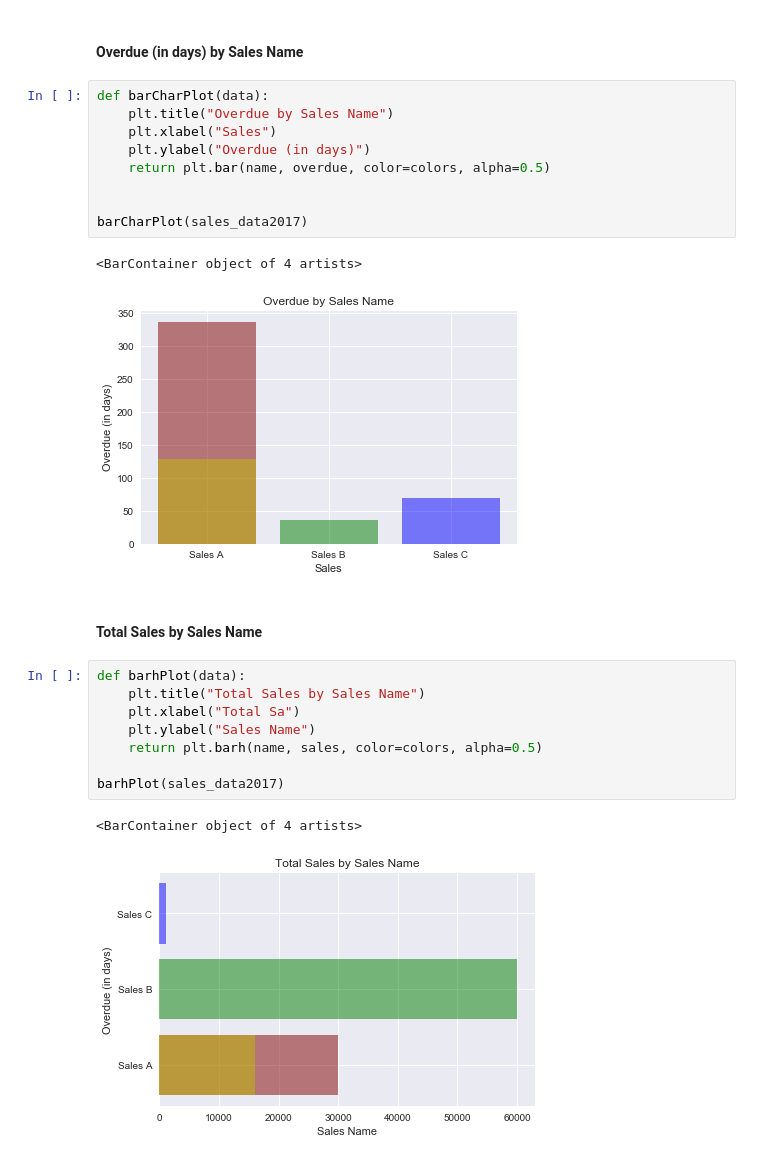
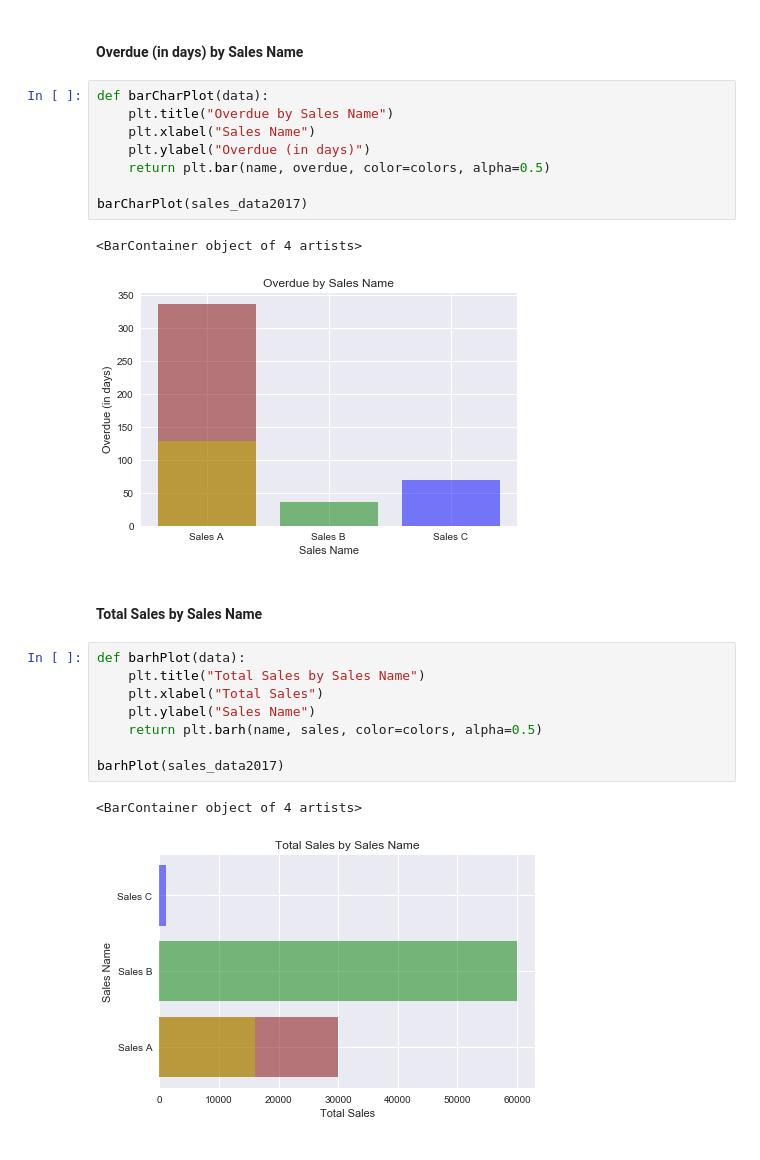
Before and after one commit to luckyp71/python_numpy_matplotlib_pandas, a Jupyter notebook: python_numpy_matplotlib_pandas.ipynb, the cells around one changed output. Cells and saved outputs as stored; diff of their text form.

```diff
--- a/python_numpy_matplotlib_pandas.ipynb
+++ b/python_numpy_matplotlib_pandas.ipynb
@@ -207,25 +207,24 @@ scatterPlot(sales_data2017)
 # %%
 def barCharPlot(data):
     plt.title("Overdue by Sales Name")
-    plt.xlabel("Sales")
+    plt.xlabel("Sales Name")
     plt.ylabel("Overdue (in days)")
     return plt.bar(name, overdue, color=colors, alpha=0.5)
 
-
 barCharPlot(sales_data2017)
 # %% [output]
 <BarContainer object of 4 artists>
-[figure, old version]
+[figure, new version]
 # %% [markdown]
 #### Total Sales by Sales Name
 # %%
 def barhPlot(data):
     plt.title("Total Sales by Sales Name")
-    plt.xlabel("Total Sa")
+    plt.xlabel("Total Sales")
     plt.ylabel("Sales Name")
     return plt.barh(name, sales, color=colors, alpha=0.5)
 
 barhPlot(sales_data2017)
 # %% [output]
 <BarContainer object of 4 artists>
-[figure, old version]
+[figure, new version]
```
